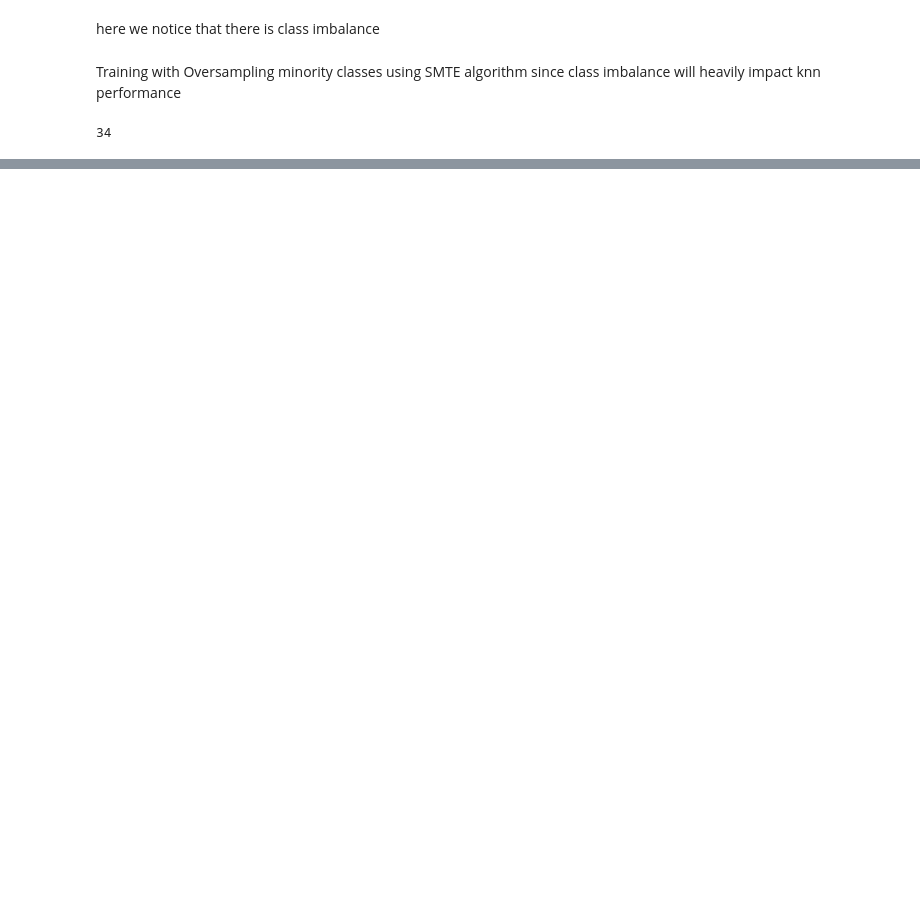
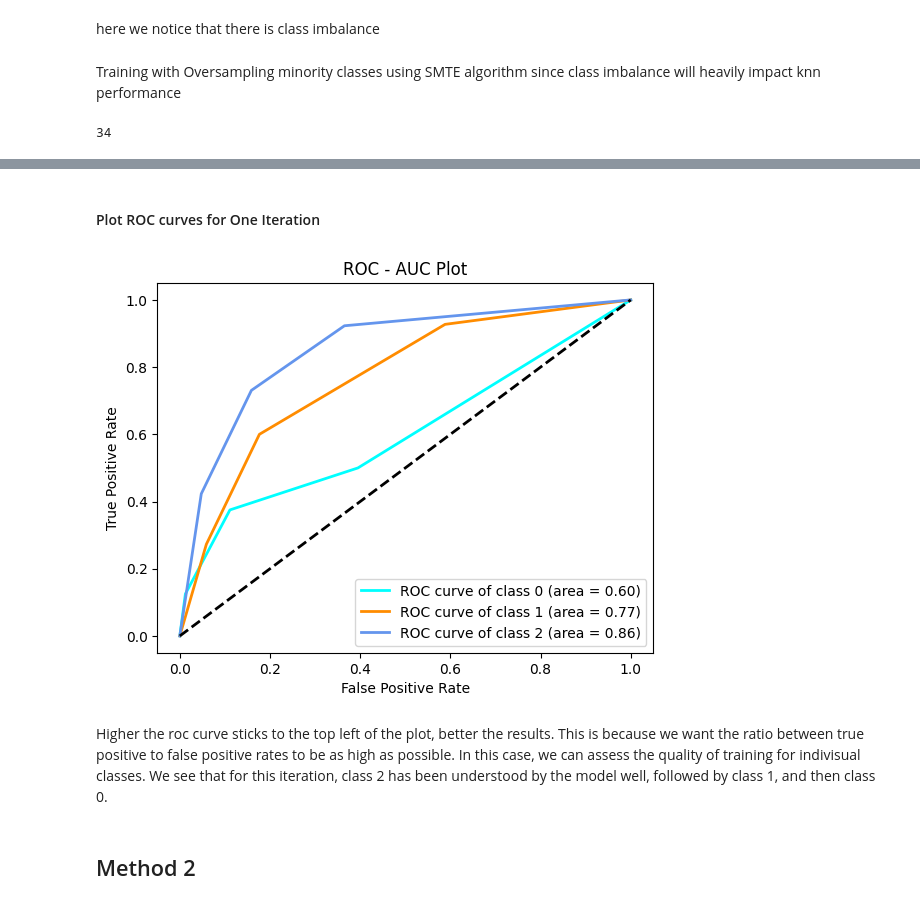
Before and after one commit to devilb2103/Sem---4, a Jupyter notebook: THI/Algorithms for AI 3/Prof Rudolf Jager/Assignment 2/Assignment_2.ipynb, the cells around one changed output, grey strips where cells are left out. Saved outputs shown, nothing was run; the diff lists cells and outputs as text; code cells hidden in the pictures; blank space fills up the shorter version.

```diff
--- a/THI/Algorithms for AI 3/Prof Rudolf Jager/Assignment 2/Assignment_2.ipynb
+++ b/THI/Algorithms for AI 3/Prof Rudolf Jager/Assignment 2/Assignment_2.ipynb
@@ -174,0 +113,39 @@ plt.show()
+# %% [markdown]
+#### Plot ROC curves for One Iteration
+# %%
+X = data.drop('quality', axis=1)
+y = label_binarize(data['quality'], classes=[0,1,2])
+
+X_train, X_test, y_train, y_test = train_test_split(X, y, stratify=y, test_size=0.2)
+smote = SMOTE(random_state=42)
+X_res, y_res = smote.fit_resample(X_train, y_train)
+
+model = OneVsRestClassifier(KNeighborsClassifier(n_neighbors=n_value, metric="euclidean", algorithm="ball_tree")).fit(X_res, y_res)
+y_score = model.predict_proba(X_test)
+# %%
+# Compute ROC curve and ROC area for each class
+fpr = dict()
+tpr = dict()
+roc_auc = dict()
+for i in range(3):
+    fpr[i], tpr[i], _ = roc_curve(y_test[:, i], y_score[:, i])
+    roc_auc[i] = auc(fpr[i], tpr[i])
+# %%
+# Plot the ROC curves
+plt.figure()
+colors = ['aqua', 'darkorange', 'cornflowerblue']
+for i, color in zip(range(3), colors):
+    plt.plot(fpr[i], tpr[i], color=color, lw=2,
+             label=f'ROC curve of class {i} (area = {roc_auc[i]:0.2f})')
+
+plt.plot([0, 1], [0, 1], 'k--', lw=2)
+plt.xlabel('False Positive Rate'), plt.ylabel('True Positive Rate')
+plt.title('ROC - AUC Plot')
+plt.legend()
+plt.show()
+# %% [output]
+[figure, added]
+# %% [markdown]
+Higher the roc curve sticks to the top left of the plot, better the results. This is because we want the ratio between true positive to false positive rates to be as high as possible. In this case, we can assess the quality of training for indivisual classes. We see that for this iteration, class 2 has been understood by the model well, followed by class 1, and then class 0.
+# %% [markdown]
+## Method 2
```
Also changed, not shown: parts of 11 cells of this notebook, 1 other file.
